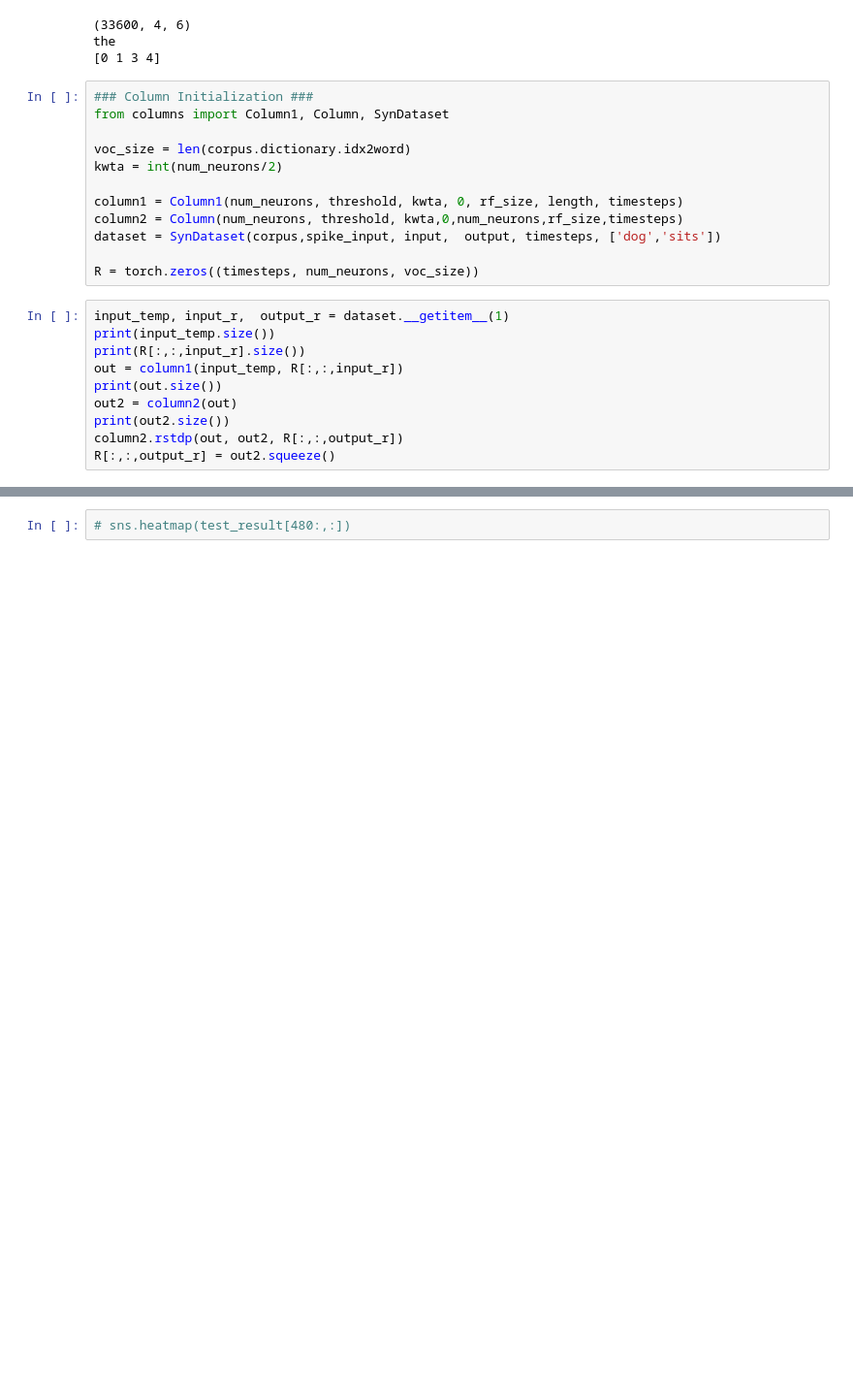
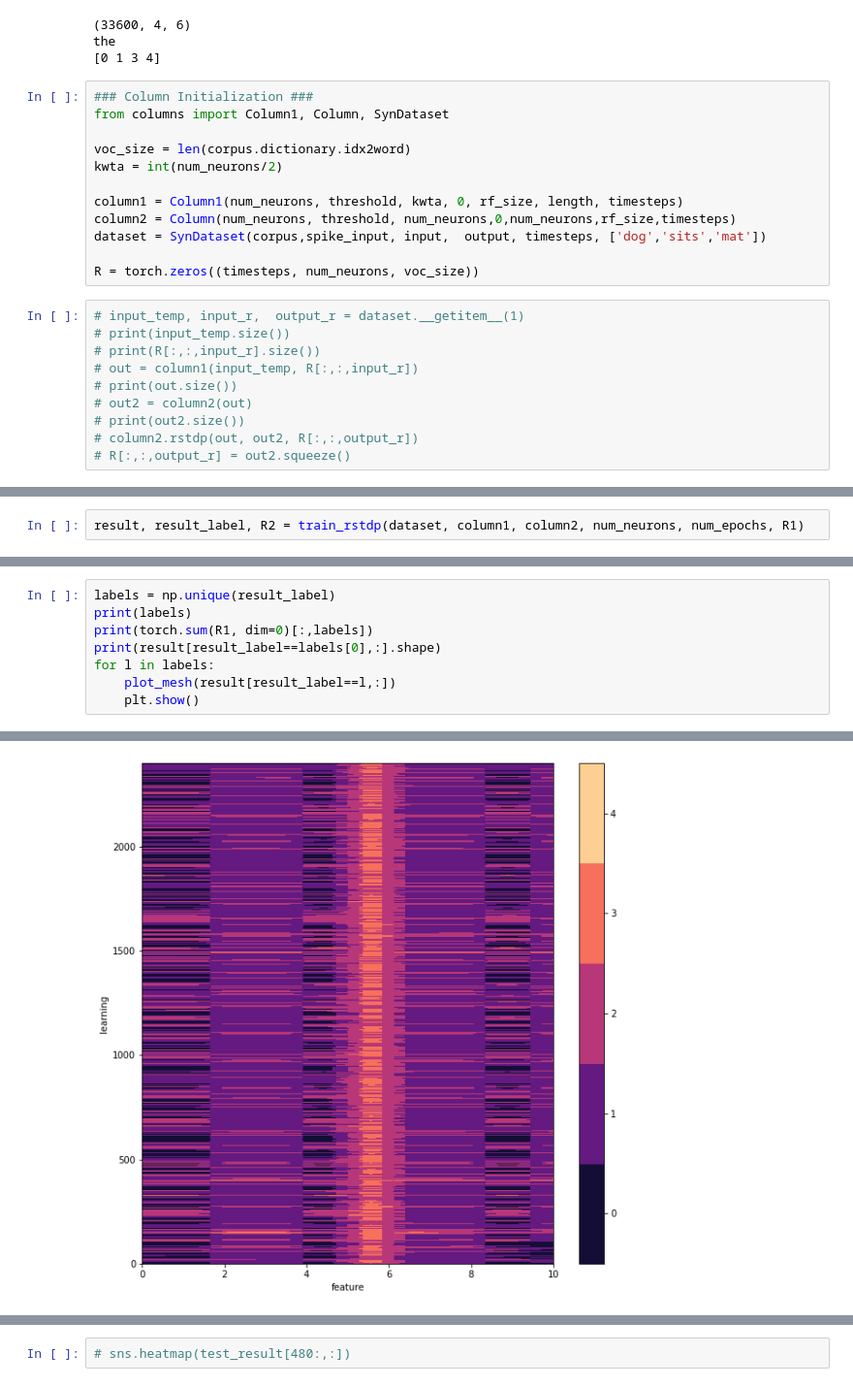
Before and after one commit to caleblu/18847_spring_2020, a Jupyter notebook: project/synthesized_data.ipynb, the cells around one changed output, grey strips where cells are left out. Shown at 97% size. Drawn from its saved outputs; the diff is of its cells as text; blank space fills up the shorter version.

```diff
--- a/project/synthesized_data.ipynb
+++ b/project/synthesized_data.ipynb
@@ -103,17 +103,17 @@ voc_size = len(corpus.dictionary.idx2word)
 kwta = int(num_neurons/2)
 
 column1 = Column1(num_neurons, threshold, kwta, 0, rf_size, length, timesteps)
-column2 = Column(num_neurons, threshold, kwta,0,num_neurons,rf_size,timesteps)
-dataset = SynDataset(corpus,spike_input, input,  output, timesteps, ['dog','sits'])
+column2 = Column(num_neurons, threshold, num_neurons,0,num_neurons,rf_size,timesteps)
+dataset = SynDataset(corpus,spike_input, input,  output, timesteps, ['dog','sits','mat'])
 
 R = torch.zeros((timesteps, num_neurons, voc_size))
 # %%
-input_temp, input_r,  output_r = dataset.__getitem__(1)
-print(input_temp.size())
-print(R[:,:,input_r].size())
-out = column1(input_temp, R[:,:,input_r])
-print(out.size())
-out2 = column2(out)
-print(out2.size())
-column2.rstdp(out, out2, R[:,:,output_r])
-R[:,:,output_r] = out2.squeeze()
+# input_temp, input_r,  output_r = dataset.__getitem__(1)
+# print(input_temp.size())
+# print(R[:,:,input_r].size())
+# out = column1(input_temp, R[:,:,input_r])
+# print(out.size())
+# out2 = column2(out)
+# print(out2.size())
+# column2.rstdp(out, out2, R[:,:,output_r])
+# R[:,:,output_r] = out2.squeeze()
@@ -161,0 +155,2 @@ for l in labels:
+# %%
+result, result_label, R2 = train_rstdp(dataset, column1, column2, num_neurons, num_epochs, R1)
@@ -161,0 +159,9 @@ for l in labels:
+# %%
+labels = np.unique(result_label)
+print(labels)
+print(torch.sum(R1, dim=0)[:,labels])
+print(result[result_label==labels[0],:].shape)
+for l in labels:
+    plot_mesh(result[result_label==l,:])
+    plt.show()
+# %% [output]
@@ -161,0 +180 @@ for l in labels:
+[figure, added]
```
Also changed, not shown: parts of 8 cells of this notebook, 1 other file.
